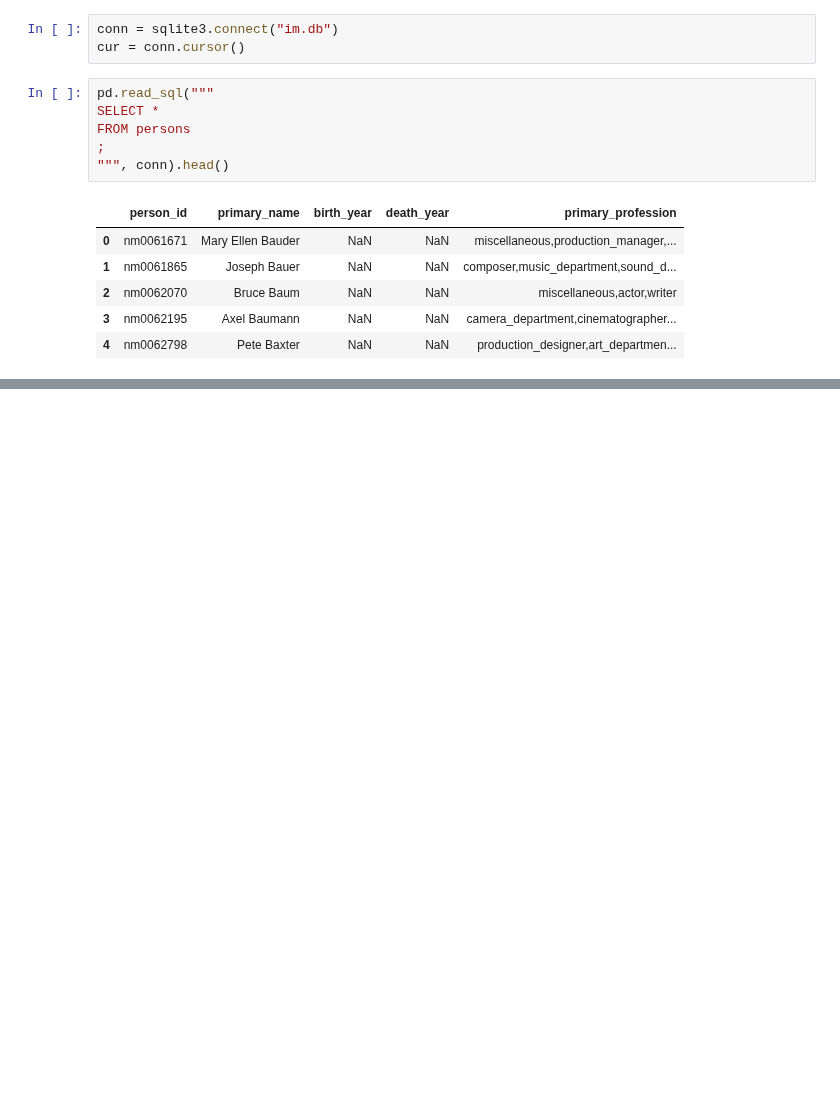
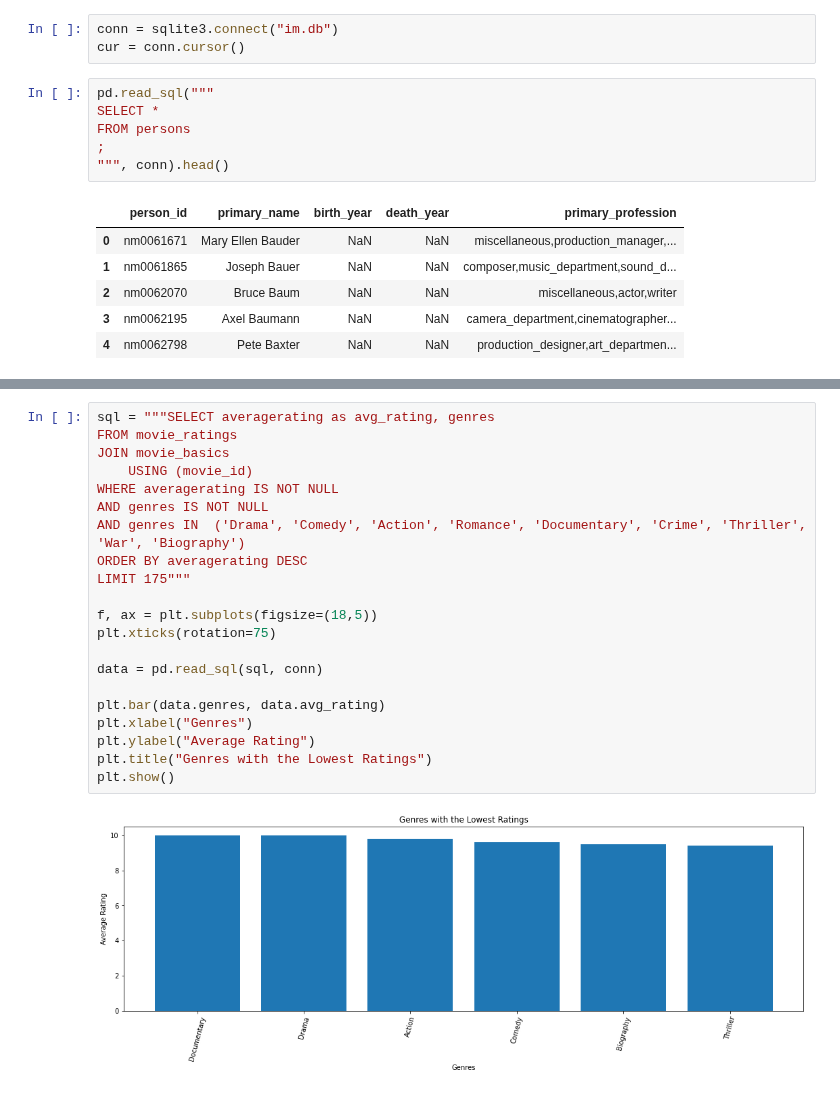
Before and after one commit to QuinnGrigsby/Capstone_Git-ing_it_done_MovieInformation, a Jupyter notebook: Data Understanding.ipynb, the cells around one changed output, grey strips where cells are left out. Cells and saved outputs as stored; diff of their text form; blank space fills up the shorter version.

```diff
--- a/Data Understanding.ipynb
+++ b/Data Understanding.ipynb
@@ -49,0 +212,23 @@ FROM persons
+# %%
+sql = """SELECT averagerating as avg_rating, genres
+FROM movie_ratings
+JOIN movie_basics
+    USING (movie_id)
+WHERE averagerating IS NOT NULL
+AND genres IS NOT NULL
+AND genres IN  ('Drama', 'Comedy', 'Action', 'Romance', 'Documentary', 'Crime', 'Thriller', 'War', 'Biography')
+ORDER BY averagerating DESC
+LIMIT 175"""
+
+f, ax = plt.subplots(figsize=(18,5))
+plt.xticks(rotation=75)
+
+data = pd.read_sql(sql, conn)
+
+plt.bar(data.genres, data.avg_rating)
+plt.xlabel("Genres")
+plt.ylabel("Average Rating")
+plt.title("Genres with the Lowest Ratings")
+plt.show()
+# %% [output]
+[figure, added]
```
Also changed, not shown: parts of 13 cells of this notebook.
